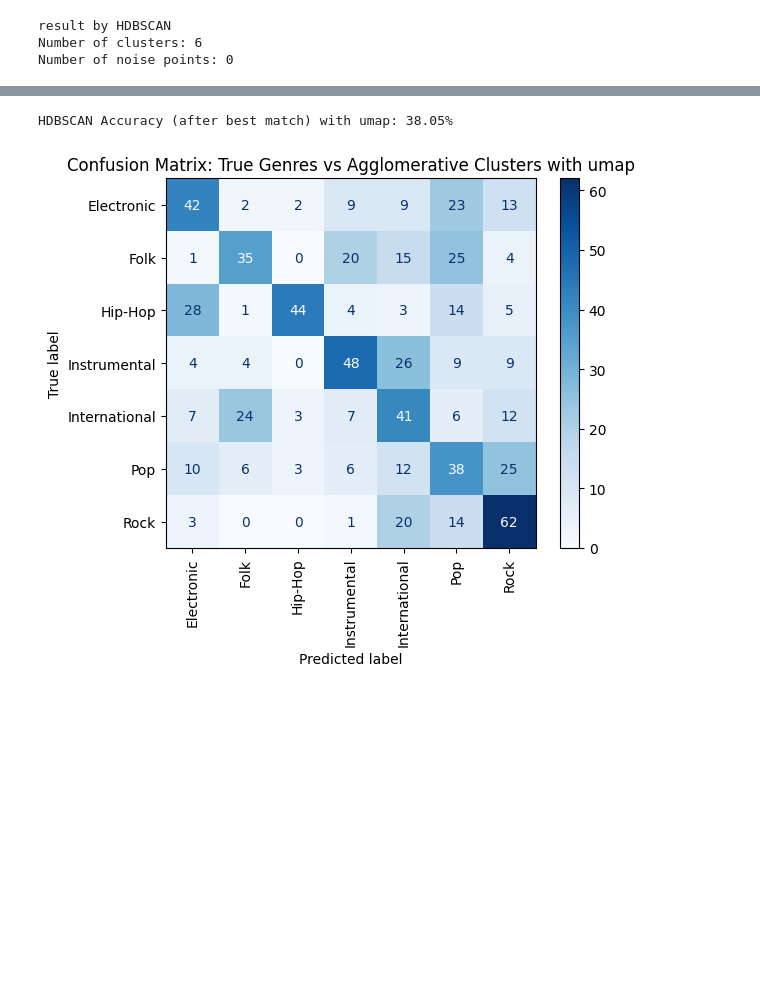
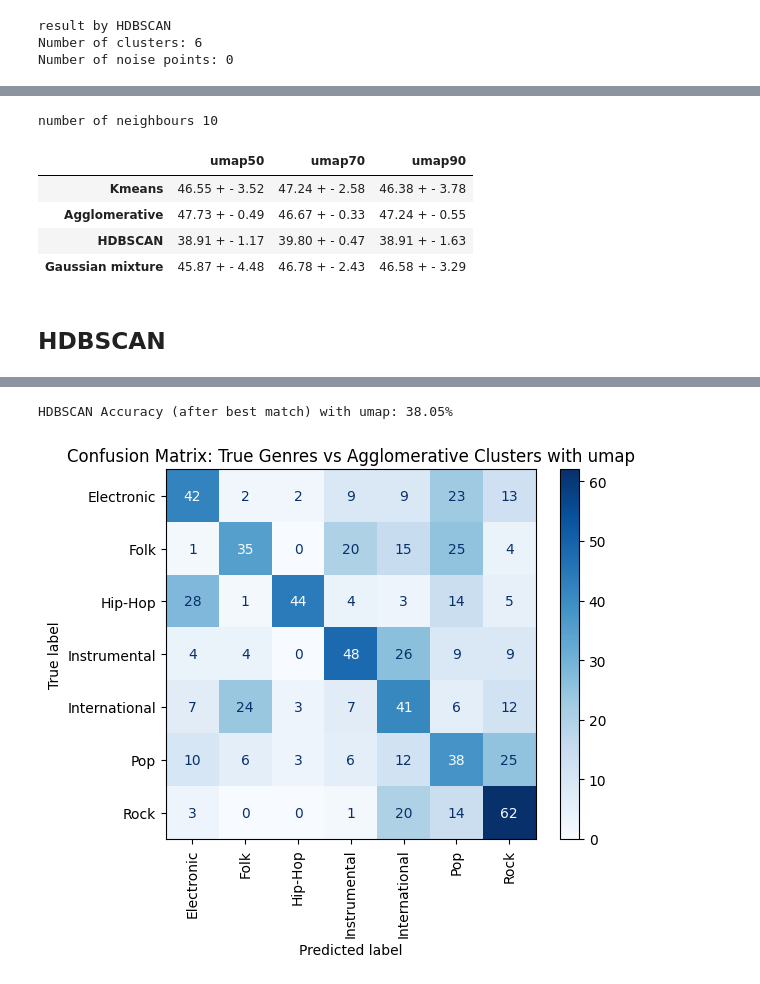
Before and after one commit to PulyaPolya/genres, a Jupyter notebook: ast_embedding_clustering.ipynb, the cells around one changed output, grey strips where cells are left out. Saved outputs shown, nothing was run; the diff lists cells and outputs as text; code cells hidden in the pictures; blank space fills up the shorter version.

```diff
--- a/ast_embedding_clustering.ipynb
+++ b/ast_embedding_clustering.ipynb
@@ -383,0 +440,19 @@ df_averages
+# %%
+print(f"number of neighbours {n_neighbors}")
+df_averages = pd.DataFrame(index=algorithms_names, columns=reduction_names)
+for reduction in reduction_names:
+        for algorithm in algorithms_names:
+            scores = np.array(df.at[algorithm, reduction], dtype=float)
+            mean = "{:.2f}".format(np.mean(scores))
+            var ="{:.2f}".format(np.var(scores))
+            df_averages.at[algorithm, reduction] = f"{mean} + - {var}"
+df_averages
+# %% [output]
+number of neighbours 10
+|  | umap50 | umap70 | umap90 |
+| Kmeans | 46.55 + - 3.52 | 47.24 + - 2.58 | 46.38 + - 3.78 |
+| Agglomerative | 47.73 + - 0.49 | 46.67 + - 0.33 | 47.24 + - 0.55 |
+| HDBSCAN | 38.91 + - 1.17 | 39.80 + - 0.47 | 38.91 + - 1.63 |
+| Gaussian mixture | 45.87 + - 4.48 | 46.78 + - 2.43 | 46.58 + - 3.29 |
+# %% [markdown]
+## HDBSCAN
```
Also changed, not shown: parts of 28 cells of this notebook, 1 other file.
